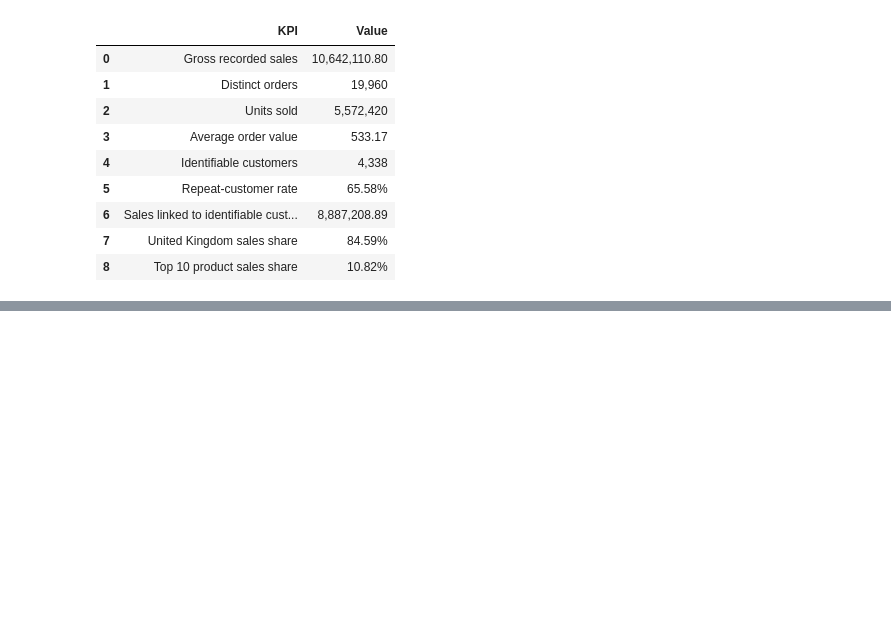
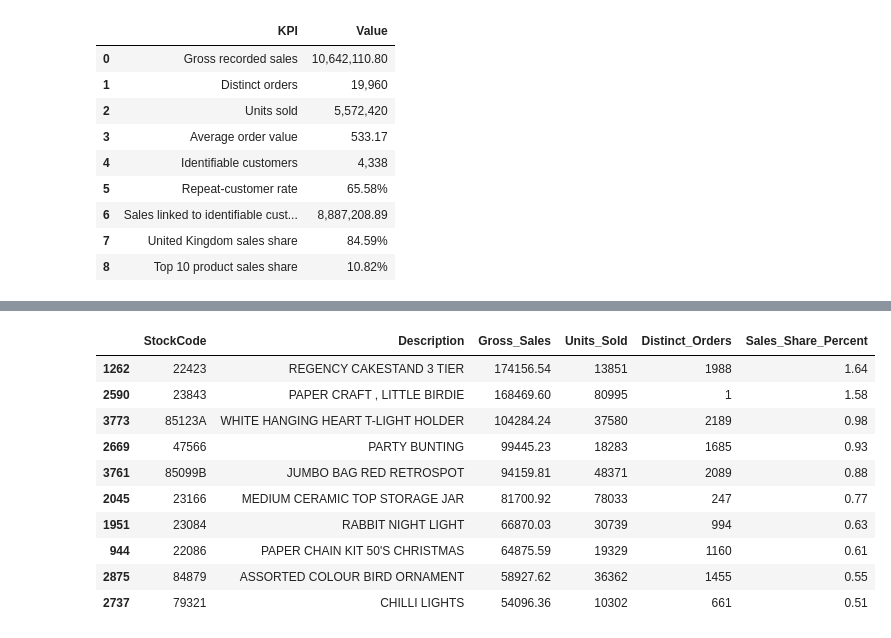
Before and after one commit to kartikeysharma2645/Analytics-Report-Insights, a Jupyter notebook: notebooks/ecommerce_sales_analysis.ipynb, the cells around one changed output, grey strips where cells are left out. Saved outputs shown, nothing was run; the diff lists cells and outputs as text; code cells hidden in the pictures; blank space fills up the shorter version.

```diff
--- a/notebooks/ecommerce_sales_analysis.ipynb
+++ b/notebooks/ecommerce_sales_analysis.ipynb
@@ -1121,0 +1207,41 @@ display(executive_kpis)
+# %%
+
+# Exclude known service-related entries from the merchandise ranking
+service_codes = ["DOT", "POST", "M"]
+
+merchandise_sales = product_sales.loc[
+    ~product_sales["StockCode"].isin(service_codes)
+].copy()
+
+top_10_merchandise = (
+    merchandise_sales
+    .sort_values("Gross_Sales", ascending=False)
+    .head(10)
+    .copy()
+)
+
+# Calculate share of total gross recorded sales for context
+top_10_merchandise["Sales_Share_Percent"] = (
+    top_10_merchandise["Gross_Sales"]
+    / analysis_df["LineValue"].sum()
+    * 100
+)
+
+display(
+    top_10_merchandise.round({
+        "Gross_Sales": 2,
+        "Sales_Share_Percent": 2
+    })
+)
+# %% [output]
+|  | StockCode | Description | Gross_Sales | Units_Sold | Distinct_Orders | Sales_Share_Percent |
+| 1262 | 22423 | REGENCY CAKESTAND 3 TIER | 174156.54 | 13851 | 1988 | 1.64 |
+| 2590 | 23843 | PAPER CRAFT , LITTLE BIRDIE | 168469.60 | 80995 | 1 | 1.58 |
+| 3773 | 85123A | WHITE HANGING HEART T-LIGHT HOLDER | 104284.24 | 37580 | 2189 | 0.98 |
+| 2669 | 47566 | PARTY BUNTING | 99445.23 | 18283 | 1685 | 0.93 |
+| 3761 | 85099B | JUMBO BAG RED RETROSPOT | 94159.81 | 48371 | 2089 | 0.88 |
+| 2045 | 23166 | MEDIUM CERAMIC TOP STORAGE JAR | 81700.92 | 78033 | 247 | 0.77 |
+| 1951 | 23084 | RABBIT NIGHT LIGHT | 66870.03 | 30739 | 994 | 0.63 |
+| 944 | 22086 | PAPER CHAIN KIT 50'S CHRISTMAS | 64875.59 | 19329 | 1160 | 0.61 |
+| 2875 | 84879 | ASSORTED COLOUR BIRD ORNAMENT | 58927.62 | 36362 | 1455 | 0.55 |
+| 2737 | 79321 | CHILLI LIGHTS | 54096.36 | 10302 | 661 | 0.51 |
```
Also changed, not shown: parts of 6 cells of this notebook.
